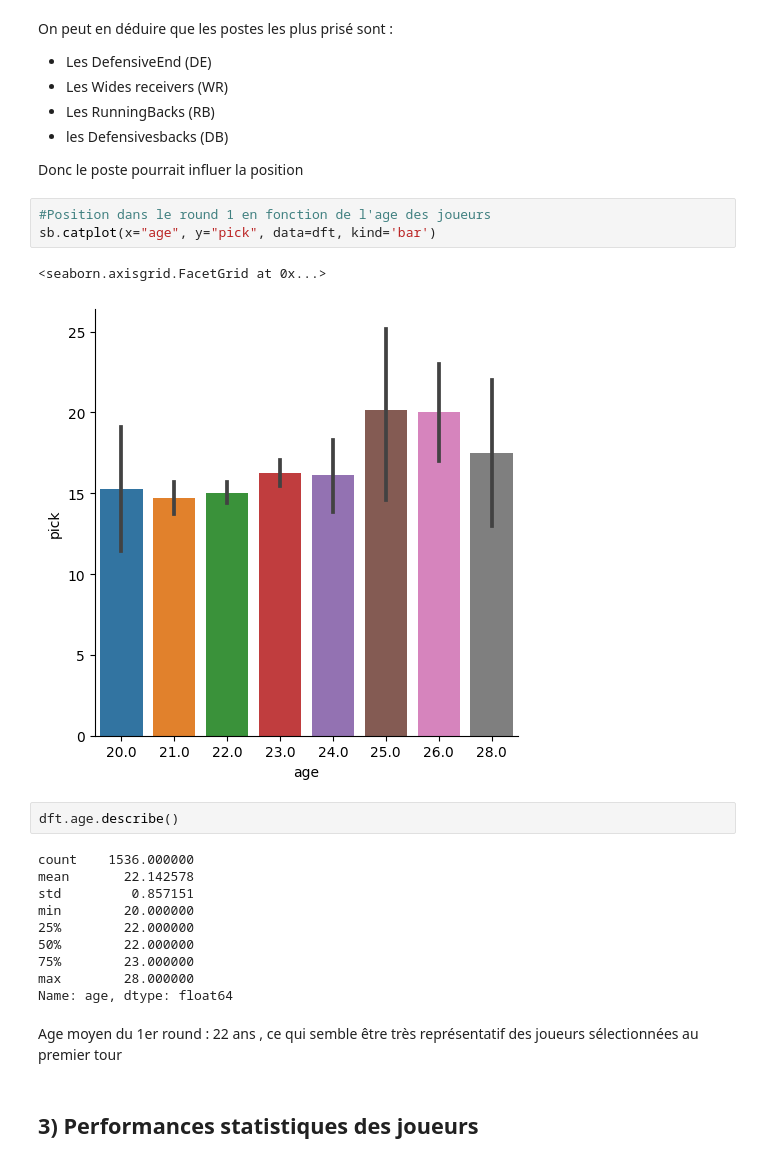
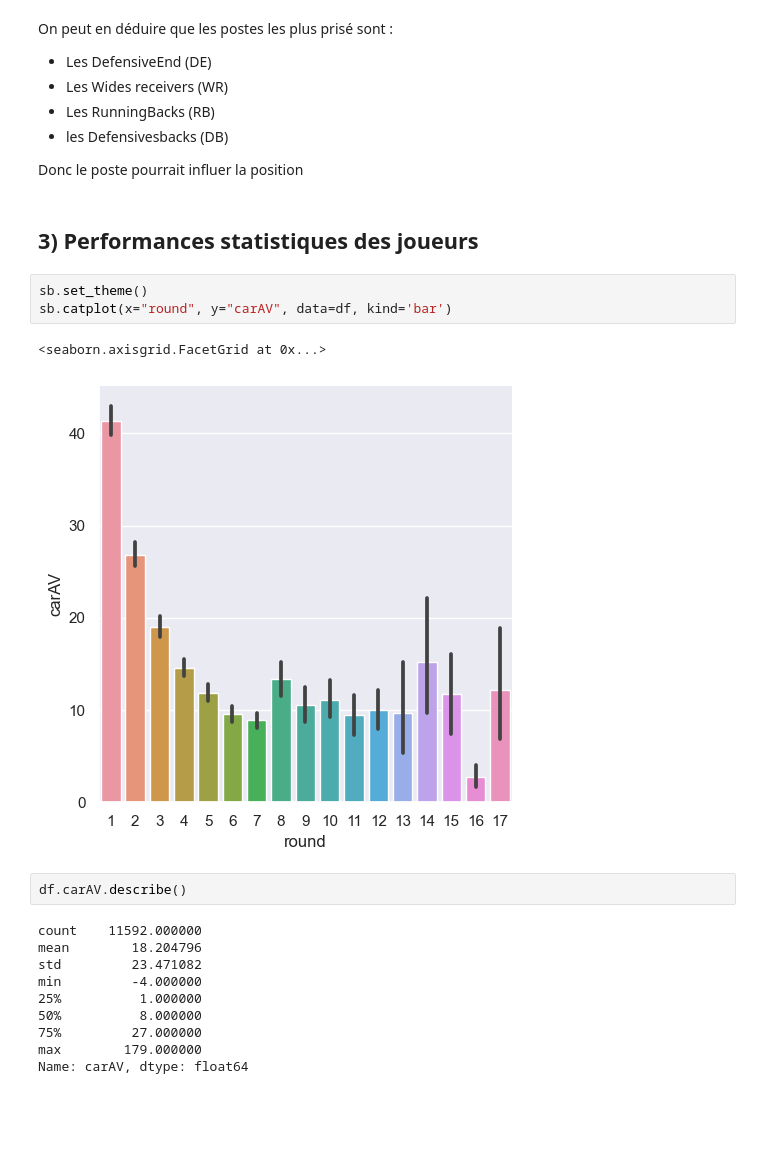
Before and after one commit to WinnMBG/ProjetAnalyseDeDonnees, a Jupyter notebook: ProjetDAWinn.ipynb, the cells around one changed output. Cells and saved outputs as stored; diff of their text form; blank space fills up the shorter version.

```diff
--- a/ProjetDAWinn.ipynb
+++ b/ProjetDAWinn.ipynb
@@ -125,26 +121,23 @@ On peut en déduire que les postes les plus prisé sont :
 - les Defensivesbacks (DB)
 
 Donc le poste pourrait influer la position
-# %%
-#Position dans le round 1 en fonction de l'age des joueurs
-sb.catplot(x="age", y="pick", data=dft, kind='bar')
-# %% [output]
-<seaborn.axisgrid.FacetGrid at 0x...>
-[figure, removed]
-# %%
-dft.age.describe()
-# %% [output]
-count    1536.000000
-mean       22.142578
-std         0.857151
-min        20.000000
-25%        22.000000
-50%        22.000000
-75%        23.000000
-max        28.000000
-Name: age, dtype: float64
-# %% [markdown]
-Age moyen du 1er round :
-22 ans , ce qui semble être très représentatif des joueurs sélectionnées au premier tour
 # %% [markdown]
 ## 3) Performances statistiques des joueurs
+# %%
+sb.set_theme()
+sb.catplot(x="round", y="carAV", data=df, kind='bar')
+# %% [output]
+<seaborn.axisgrid.FacetGrid at 0x...>
+[figure, added]
+# %%
+df.carAV.describe()
+# %% [output]
+count    11592.000000
+mean        18.204796
+std         23.471082
+min         -4.000000
+25%          1.000000
+50%          8.000000
+75%         27.000000
+max        179.000000
+Name: carAV, dtype: float64
```
Also changed, not shown: parts of 22 cells of this notebook.
